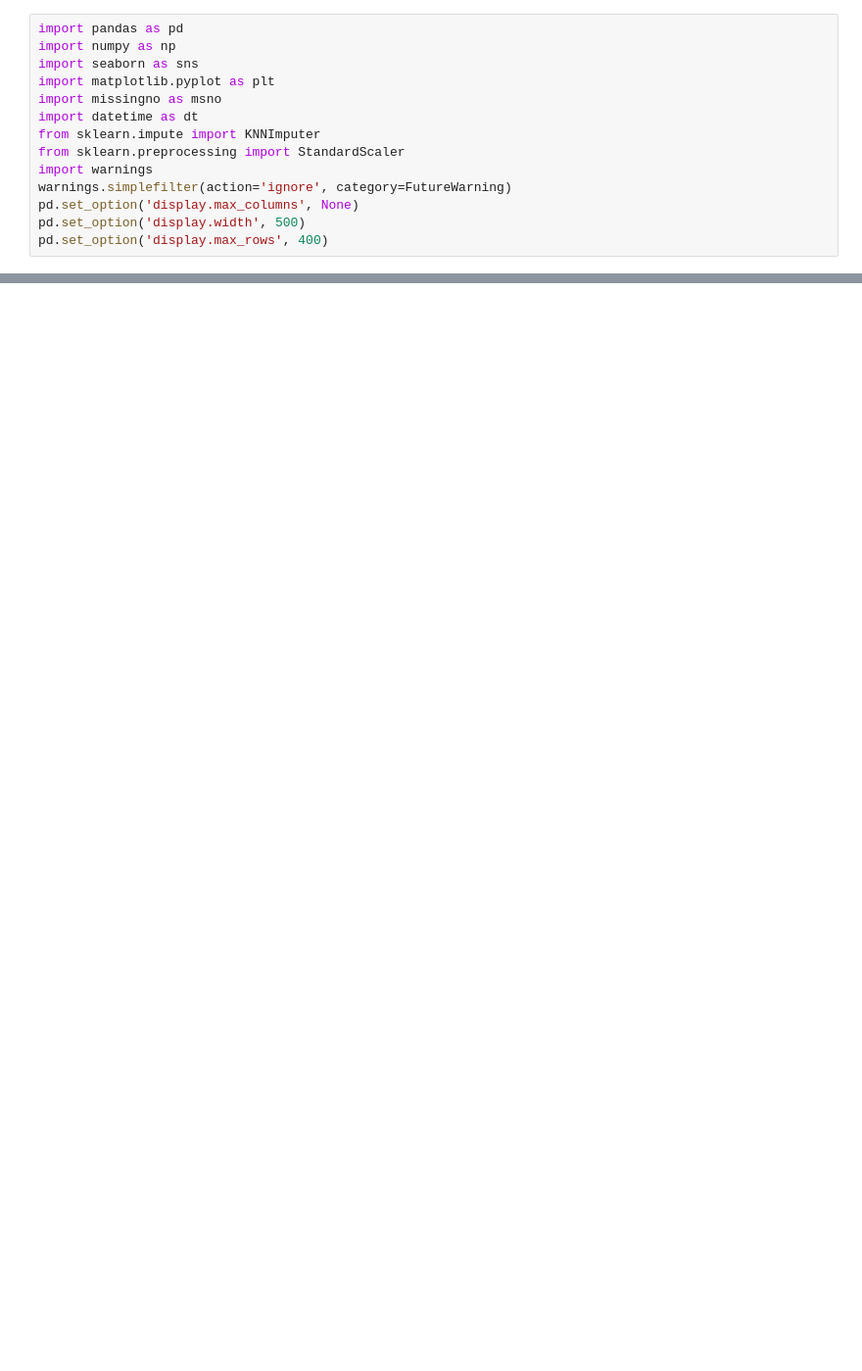
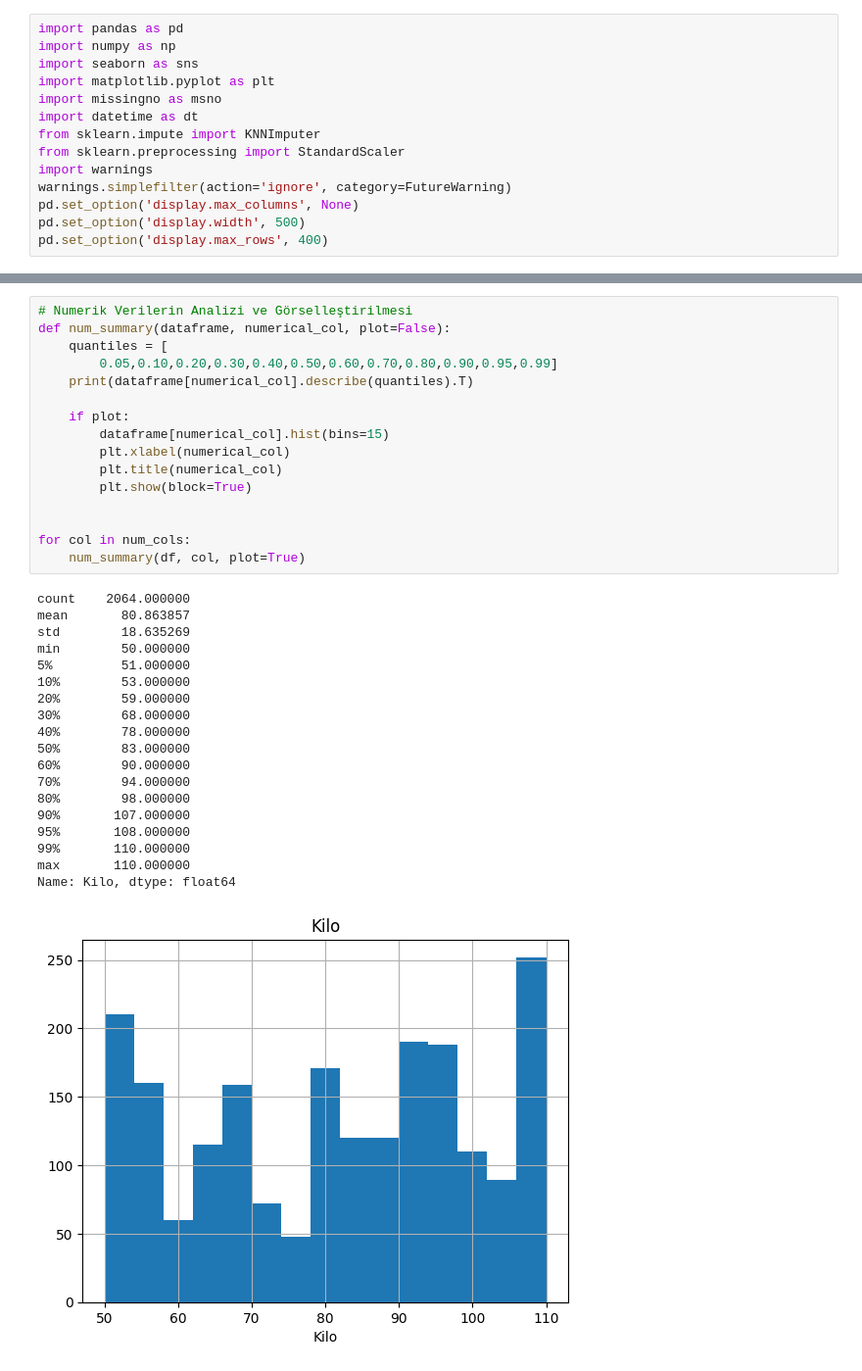
Before and after one commit to Erayymsk/Pusula_Berk_Eray_Yumusak, a Jupyter notebook: Case_Notebook.ipynb, the cells around one changed output, grey strips where cells are left out. Shown at 98% size. Cells and saved outputs as stored; diff of their text form; blank space fills up the shorter version.

```diff
--- a/Case_Notebook.ipynb
+++ b/Case_Notebook.ipynb
@@ -25,0 +264,36 @@ HTTPError: HTTP Error 404: Not Found
+# %%
+# Numerik Verilerin Analizi ve Görselleştirilmesi
+def num_summary(dataframe, numerical_col, plot=False):
+    quantiles = [
+        0.05,0.10,0.20,0.30,0.40,0.50,0.60,0.70,0.80,0.90,0.95,0.99]
+    print(dataframe[numerical_col].describe(quantiles).T)
+
+    if plot:
+        dataframe[numerical_col].hist(bins=15)
+        plt.xlabel(numerical_col)
+        plt.title(numerical_col)
+        plt.show(block=True)
+
+
+for col in num_cols:
+    num_summary(df, col, plot=True)
+# %% [output]
+count    2064.000000
+mean       80.863857
+std        18.635269
+min        50.000000
+5%         51.000000
+10%        53.000000
+20%        59.000000
+30%        68.000000
+40%        78.000000
+50%        83.000000
+60%        90.000000
+70%        94.000000
+80%        98.000000
+90%       107.000000
+95%       108.000000
+99%       110.000000
+max       110.000000
+Name: Kilo, dtype: float64
+[figure, added]
```
Also changed, not shown: parts of 30 cells of this notebook.
